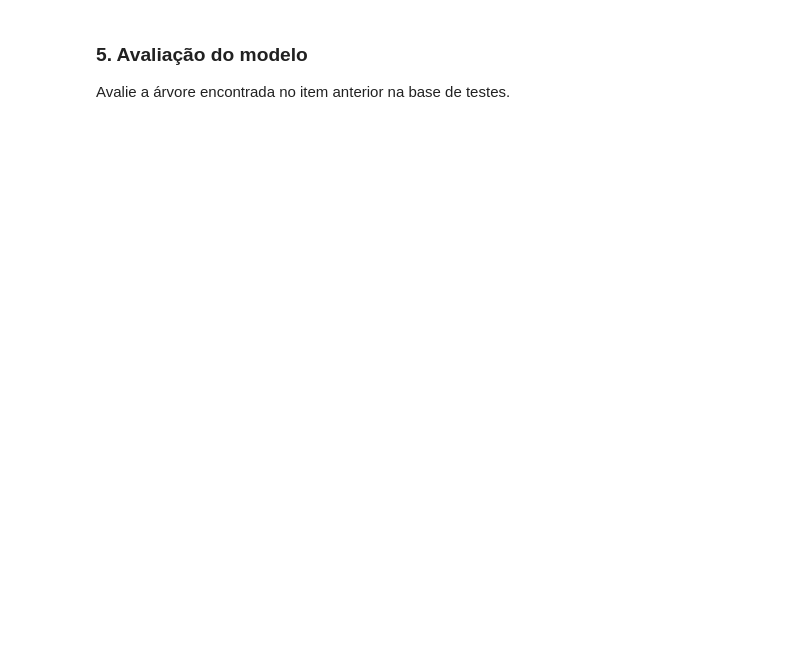
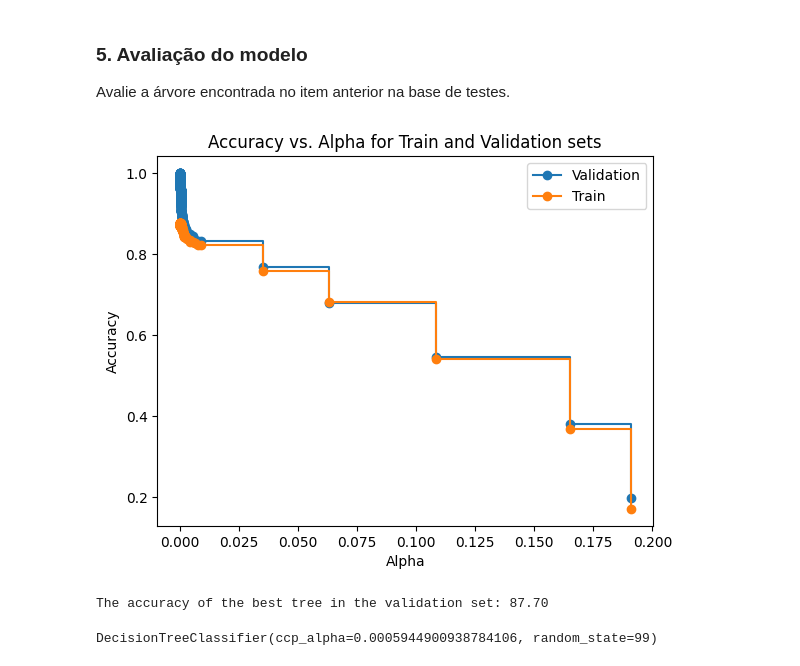
Before and after one commit to PedroHang/Trees-II-Exercise-II, a Jupyter notebook: trees2exercise2.ipynb, the cells around one changed output. Cells and saved outputs as stored; diff of their text form; code cells hidden in the pictures; blank space fills up the shorter version.

```diff
--- a/trees2exercise2.ipynb
+++ b/trees2exercise2.ipynb
@@ -42,0 +71,9 @@ Utilizando as três variáveis encontradas acima, construa uma árvore de decis
+# %%
+selected_columns = ["('41 tGravityAcc-mean()-X',)", "('390 fBodyAccJerk-bandsEnergy()-1',)", "('560 angle(Y,gravityMean)',)"]
+
+X_train_reduced = X_train[selected_columns]
+X_valid_reduced = X_valid[selected_columns]
+X_test_reduced = X_test[selected_columns]
+# %%
+path = DecisionTreeClassifier(random_state=99).cost_complexity_pruning_path(X_train_reduced, y_train)
+ccp_alphas, impurities = path.ccp_alphas, path.impurities
@@ -43,4 +98,35 @@ Utilizando as três variáveis encontradas acima, construa uma árvore de decis
+# %%
+clfs = []
+for ccp_alpha in ccp_alphas:
+    clf = DecisionTreeClassifier(random_state=99, ccp_alpha = ccp_alpha).fit(X_train_reduced, y_train)
+    clfs.append(clf)
 # %% [markdown]
 ### 5. Avaliação do modelo
 
 Avalie a árvore encontrada no item anterior na base de testes.
+# %%
+train_scores = [clf.score(X_train_reduced, y_train) for clf in clfs]
+valid_scores = [clf.score(X_valid_reduced, y_valid) for clf in clfs]
+# %%
+fig, ax = plt.subplots()
+ax.set_xlabel("Alpha")
+ax.set_ylabel("Accuracy")
+ax.set_title("Accuracy vs. Alpha for Train and Validation sets")
+ax.plot(ccp_alphas, train_scores, marker='o', label="Validation",
+        drawstyle="steps-post")
+ax.plot(ccp_alphas, valid_scores, marker='o', label="Train",
+        drawstyle="steps-post")
+ax.legend()
+plt.show()
+# %% [output]
+[figure, added]
+# %%
+ind_best_tree = len(valid_scores) - valid_scores[::-1].index(max(valid_scores)) - 1
+best_tree = clfs[ind_best_tree]
+
+print(f'The accuracy of the best tree in the validation set: {valid_scores[ind_best_tree]*100:.2f}')
+
+best_tree
+# %% [output]
+The accuracy of the best tree in the validation set: 87.70
+DecisionTreeClassifier(ccp_alpha=0.0005944900938784106, random_state=99)
```
Also changed, not shown: parts of 12 cells of this notebook.
